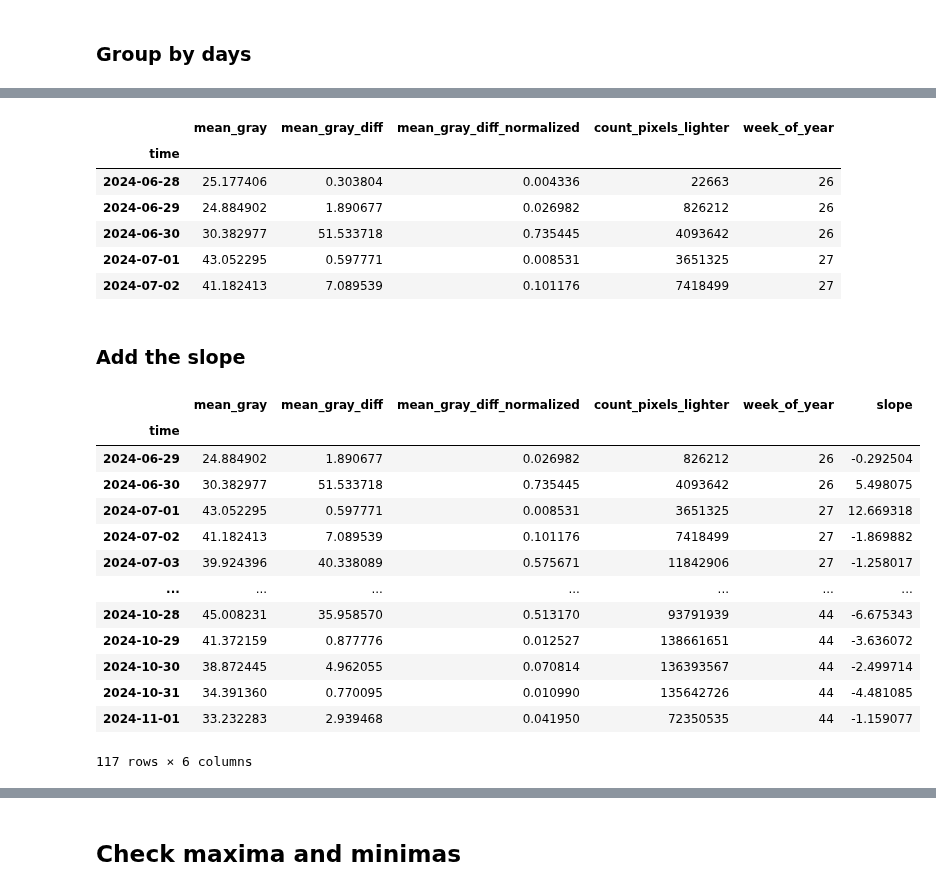
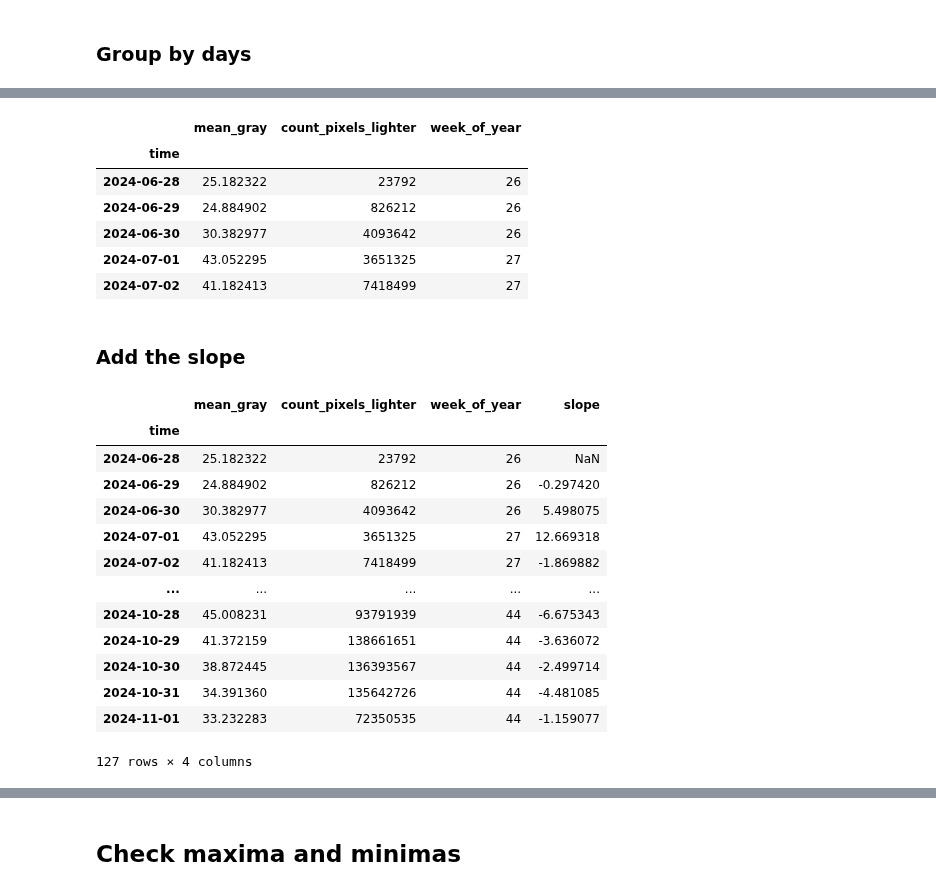
Before and after one commit to wiggle-bin/wiggle-notes, a Jupyter notebook: worms_actvitiy/DataActivityCorrelation.ipynb, the cells around one changed output, grey strips where cells are left out. Saved outputs shown, nothing was run; the diff lists cells and outputs as text; code cells hidden in the pictures.

```diff
--- a/worms_actvitiy/DataActivityCorrelation.ipynb
+++ b/worms_actvitiy/DataActivityCorrelation.ipynb
@@ -59,13 +59,13 @@ plt.show()
 
 Take out the days which have an extreme change in mean_gray level, caused by feeding moment, light entering bin or some adjustment to LED brightness
 # %%
-# Calculate the difference between consecutive rows
-df['mean_gray_diff'] = df['mean_gray'].diff().abs()
+# # Calculate the difference between consecutive rows
+# df['mean_gray_diff'] = df['mean_gray'].diff().abs()
 
-# Normalize the 'mean_gray_diff' column
-df.loc[:, 'mean_gray_diff_normalized'] = (df['mean_gray_diff'] - df['mean_gray_diff'].min()) / (df['mean_gray_diff'].max() - df['mean_gray_diff'].min())
+# # Normalize the 'mean_gray_diff' column
+# df.loc[:, 'mean_gray_diff_normalized'] = (df['mean_gray_diff'] - df['mean_gray_diff'].min()) / (df['mean_gray_diff'].max() - df['mean_gray_diff'].min())
 
-# Delete first row with NaN value
-df = df.dropna(subset=['mean_gray_diff'])
+# # Delete first row with NaN value
+# df = df.dropna(subset=['mean_gray_diff'])
 
-df['mean_gray_diff_normalized']
+# df['mean_gray_diff_normalized']
@@ -91,12 +76,12 @@ plt.show()
 # %% [markdown]
 ### Group by days
 # %%
-# Group by day
-df.resample('D', on='time').agg({
+# Group by hour
+df_by_day = df.resample('D', on='time').agg({
     'mean_gray': 'mean',
-    'mean_gray_diff': 'max',
-    'mean_gray_diff_normalized': 'max',
-    'count_pixels_lighter': lambda x: x.diff().abs().sum(),
+    # 'mean_gray_diff': 'mean',
+    # 'mean_gray_diff_normalized': 'max',
+    'count_pixels_lighter': 'sum',
 })
 df_by_day
 # %% [output]
@@ -120,36 +105,36 @@ df_by_day['week_of_year'] = df_by_day.index.isocalendar().week
 
 df_by_day.head()
 # %% [output]
-|  | mean_gray | mean_gray_diff | mean_gray_diff_normalized | count_pixels_lighter | week_of_year |
-| time |  |  |  |  |  |
-| 2024-06-28 | 25.177406 | 0.303804 | 0.004336 | 22663 | 26 |
-| 2024-06-29 | 24.884902 | 1.890677 | 0.026982 | 826212 | 26 |
-| 2024-06-30 | 30.382977 | 51.533718 | 0.735445 | 4093642 | 26 |
-| 2024-07-01 | 43.052295 | 0.597771 | 0.008531 | 3651325 | 27 |
-| 2024-07-02 | 41.182413 | 7.089539 | 0.101176 | 7418499 | 27 |
+|  | mean_gray | count_pixels_lighter | week_of_year |
+| time |  |  |  |
+| 2024-06-28 | 25.182322 | 23792 | 26 |
+| 2024-06-29 | 24.884902 | 826212 | 26 |
+| 2024-06-30 | 30.382977 | 4093642 | 26 |
+| 2024-07-01 | 43.052295 | 3651325 | 27 |
+| 2024-07-02 | 41.182413 | 7418499 | 27 |
 # %% [markdown]
 ### Add the slope
 # %%
 # Calculate the slope between consecutive days
 df_by_day.loc[:, 'slope'] = df_by_day['mean_gray'].diff() / df_by_day.index.to_series().diff().dt.days
 
 # Drop the first row as it will have NaN slope
-df_by_day = df_by_day.dropna(subset=['slope'])
+# df_by_day = df_by_day.dropna(subset=['slope'])
 
 df_by_day
 # %% [output]
-|  | mean_gray | mean_gray_diff | mean_gray_diff_normalized | count_pixels_lighter | week_of_year | slope |
-| time |  |  |  |  |  |  |
-| 2024-06-29 | 24.884902 | 1.890677 | 0.026982 | 826212 | 26 | -0.292504 |
-| 2024-06-30 | 30.382977 | 51.533718 | 0.735445 | 4093642 | 26 | 5.498075 |
-| 2024-07-01 | 43.052295 | 0.597771 | 0.008531 | 3651325 | 27 | 12.669318 |
-| 2024-07-02 | 41.182413 | 7.089539 | 0.101176 | 7418499 | 27 | -1.869882 |
-| 2024-07-03 | 39.924396 | 40.338089 | 0.575671 | 11842906 | 27 | -1.258017 |
-| ... | ... | ... | ... | ... | ... | ... |
-| 2024-10-28 | 45.008231 | 35.958570 | 0.513170 | 93791939 | 44 | -6.675343 |
-| 2024-10-29 | 41.372159 | 0.877776 | 0.012527 | 138661651 | 44 | -3.636072 |
-| 2024-10-30 | 38.872445 | 4.962055 | 0.070814 | 136393567 | 44 | -2.499714 |
-| 2024-10-31 | 34.391360 | 0.770095 | 0.010990 | 135642726 | 44 | -4.481085 |
-| 2024-11-01 | 33.232283 | 2.939468 | 0.041950 | 72350535 | 44 | -1.159077 |
+|  | mean_gray | count_pixels_lighter | week_of_year | slope |
+| time |  |  |  |  |
+| 2024-06-28 | 25.182322 | 23792 | 26 | NaN |
+| 2024-06-29 | 24.884902 | 826212 | 26 | -0.297420 |
+| 2024-06-30 | 30.382977 | 4093642 | 26 | 5.498075 |
+| 2024-07-01 | 43.052295 | 3651325 | 27 | 12.669318 |
+| 2024-07-02 | 41.182413 | 7418499 | 27 | -1.869882 |
+| ... | ... | ... | ... | ... |
+| 2024-10-28 | 45.008231 | 93791939 | 44 | -6.675343 |
+| 2024-10-29 | 41.372159 | 138661651 | 44 | -3.636072 |
+| 2024-10-30 | 38.872445 | 136393567 | 44 | -2.499714 |
+| 2024-10-31 | 34.391360 | 135642726 | 44 | -4.481085 |
+| 2024-11-01 | 33.232283 | 72350535 | 44 | -1.159077 |
-117 rows × 6 columns
+127 rows × 4 columns
 # %%
```
Also changed, not shown: parts of 10 cells of this notebook, 2 other files.
